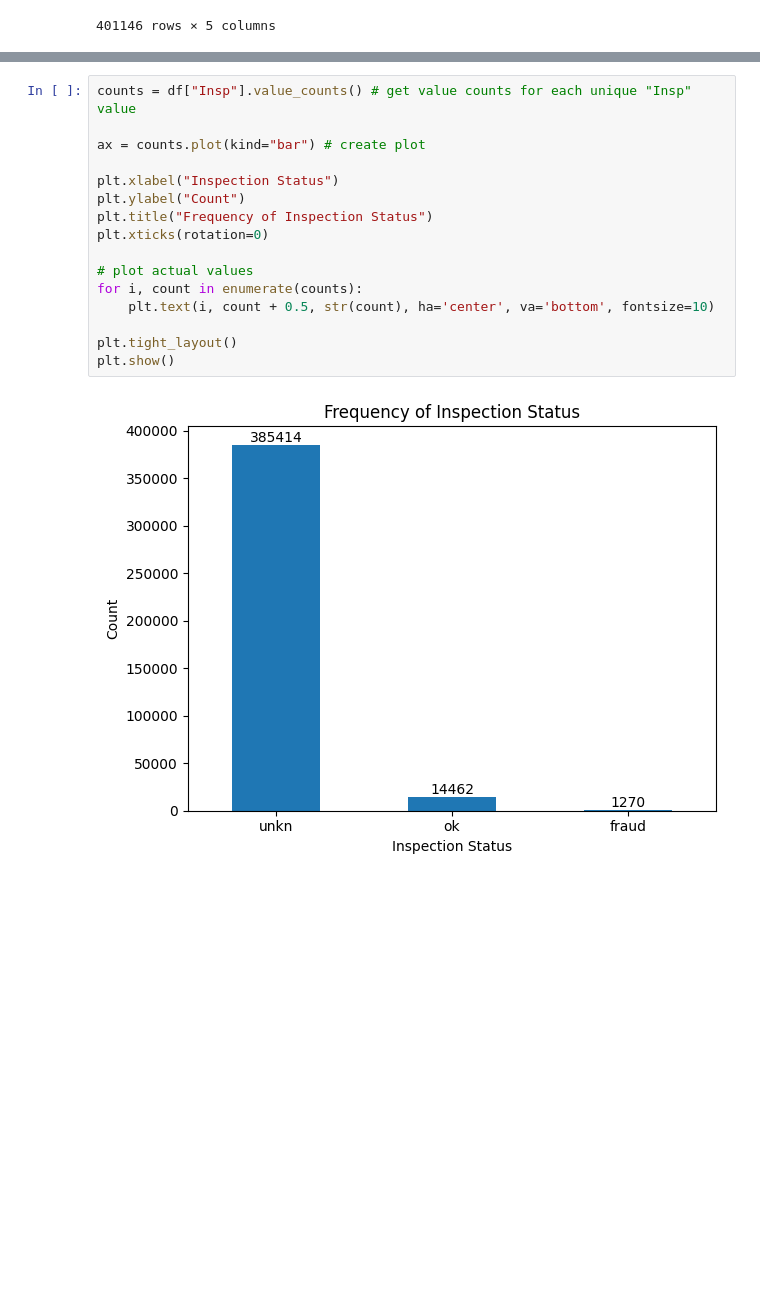
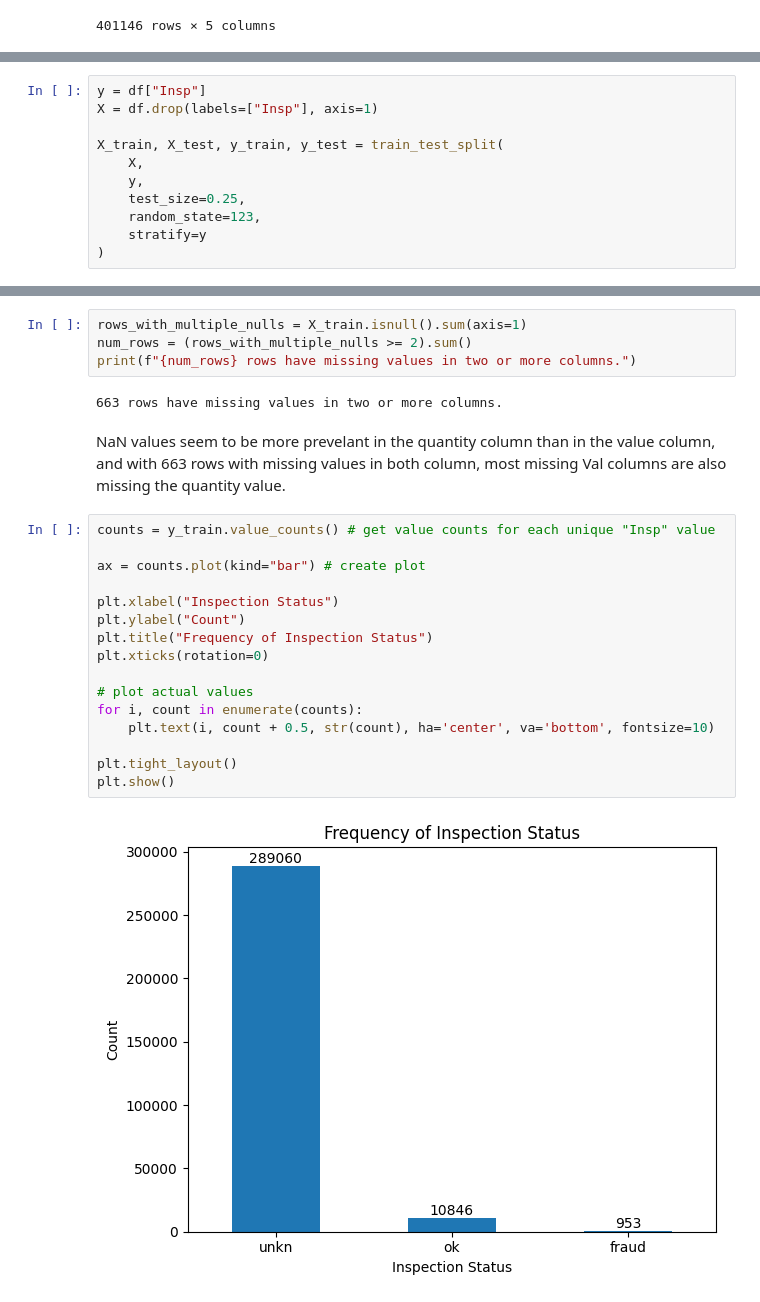
Before and after one commit to NiklasKiefer/fraud_detection, a Jupyter notebook: fraud_detection.ipynb, the cells around one changed output, grey strips where cells are left out. Drawn from its saved outputs; the diff is of its cells as text; blank space fills up the shorter version.

Commit message:
Added more data analysis and refactored train-test split

```diff
--- a/fraud_detection.ipynb
+++ b/fraud_detection.ipynb
@@ -57 +82,12 @@ df
+# %%
+y = df["Insp"]
+X = df.drop(labels=["Insp"], axis=1)
+
+X_train, X_test, y_train, y_test = train_test_split(
+    X,
+    y,
+    test_size=0.25,
+    random_state=123,
+    stratify=y
+)
 # %%
@@ -61,18 +140,26 @@ array(['unkn', 'ok', 'fraud'], dtype=object)
+# %%
+rows_with_multiple_nulls = X_train.isnull().sum(axis=1)
+num_rows = (rows_with_multiple_nulls >= 2).sum()
+print(f"{num_rows} rows have missing values in two or more columns.")
+# %% [output]
+663 rows have missing values in two or more columns.
+# %% [markdown]
+NaN values seem to be more prevelant in the quantity column than in the value column, and with 663 rows with missing values in both column, most missing Val columns are also missing the quantity value.
 # %%
-counts = df["Insp"].value_counts() # get value counts for each unique "Insp" value
+counts = y_train.value_counts() # get value counts for each unique "Insp" value
 
 ax = counts.plot(kind="bar") # create plot
 
 plt.xlabel("Inspection Status")
 plt.ylabel("Count")
 plt.title("Frequency of Inspection Status")
 plt.xticks(rotation=0)
 
 # plot actual values
 for i, count in enumerate(counts):
     plt.text(i, count + 0.5, str(count), ha='center', va='bottom', fontsize=10)
 
 plt.tight_layout()
 plt.show()
 # %% [output]
-[figure, old version]
+[figure, new version]
```
Also changed, not shown: parts of 29 cells of this notebook.
